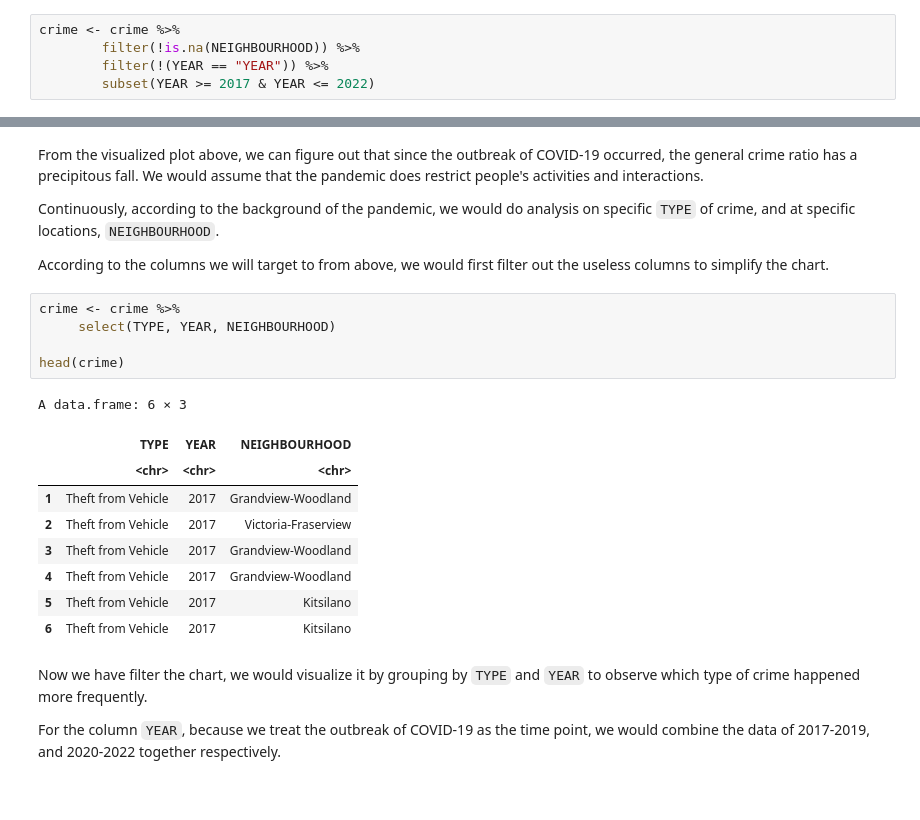
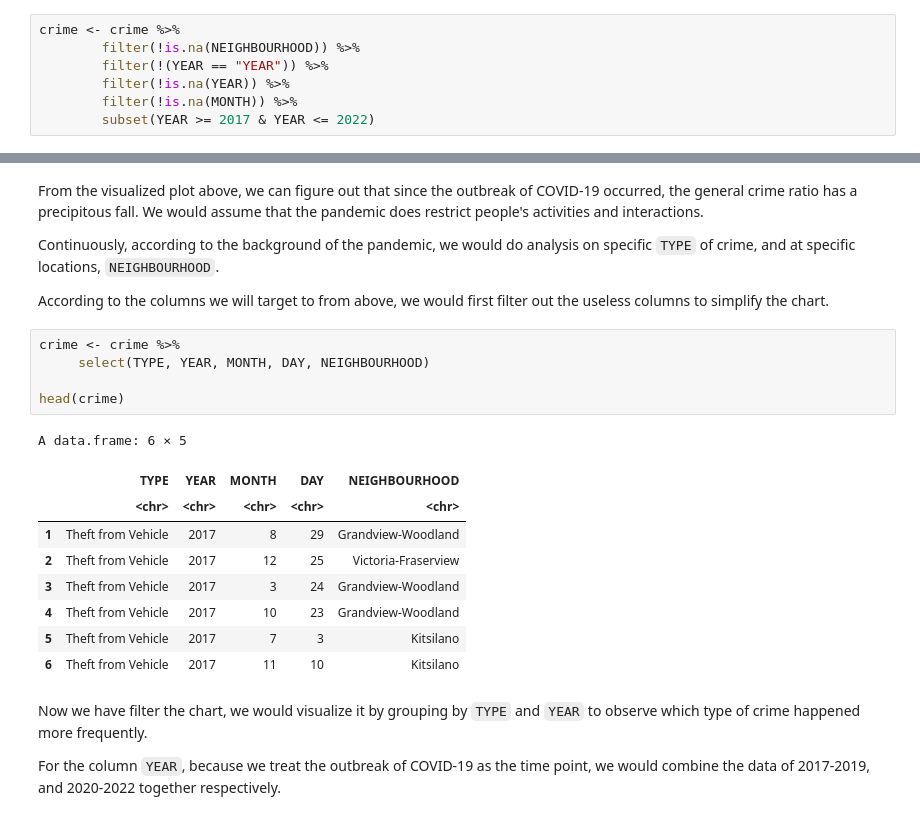
Before and after one commit to Rz02/stat201_2022w2_group_06_project, a Jupyter notebook: crime_rate_comparison.ipynb, the cells around one changed output, grey strips where cells are left out. Saved outputs shown, nothing was run; the diff lists cells and outputs as text.

```diff
--- a/crime_rate_comparison.ipynb
+++ b/crime_rate_comparison.ipynb
@@ -56,6 +56,8 @@ In case we might do comparison between different communities, we would filter ou
 crime <- crime %>%
         filter(!is.na(NEIGHBOURHOOD)) %>%
         filter(!(YEAR == "YEAR")) %>%
+        filter(!is.na(YEAR)) %>%
+        filter(!is.na(MONTH)) %>%
         subset(YEAR >= 2017 & YEAR <= 2022)
 # %% [markdown]
 Firstly, we can simply do a comparison of general crime rates in different years from 2017-2022 to see the general tendency.
@@ -93,19 +95,19 @@ Continuously, according to the background of the pandemic, we would do analysis
 According to the columns we will target to from above, we would first filter out the useless columns to simplify the chart.
 # %%
 crime <- crime %>%
-     select(TYPE, YEAR, NEIGHBOURHOOD)
+     select(TYPE, YEAR, MONTH, DAY, NEIGHBOURHOOD)
 
 head(crime)
 # %% [output]
-A data.frame: 6 × 3
+A data.frame: 6 × 5
-|  | TYPE | YEAR | NEIGHBOURHOOD |
-|  | <chr> | <chr> | <chr> |
-| 1 | Theft from Vehicle | 2017 | Grandview-Woodland |
-| 2 | Theft from Vehicle | 2017 | Victoria-Fraserview |
-| 3 | Theft from Vehicle | 2017 | Grandview-Woodland |
-| 4 | Theft from Vehicle | 2017 | Grandview-Woodland |
-| 5 | Theft from Vehicle | 2017 | Kitsilano |
-| 6 | Theft from Vehicle | 2017 | Kitsilano |
+|  | TYPE | YEAR | MONTH | DAY | NEIGHBOURHOOD |
+|  | <chr> | <chr> | <chr> | <chr> | <chr> |
+| 1 | Theft from Vehicle | 2017 | 8 | 29 | Grandview-Woodland |
+| 2 | Theft from Vehicle | 2017 | 12 | 25 | Victoria-Fraserview |
+| 3 | Theft from Vehicle | 2017 | 3 | 24 | Grandview-Woodland |
+| 4 | Theft from Vehicle | 2017 | 10 | 23 | Grandview-Woodland |
+| 5 | Theft from Vehicle | 2017 | 7 | 3 | Kitsilano |
+| 6 | Theft from Vehicle | 2017 | 11 | 10 | Kitsilano |
 # %% [markdown]
 Now we have filter the chart, we would visualize it by grouping by `TYPE` and `YEAR` to observe which type of crime happened more frequently.
 
```
Also changed, not shown: parts of 20 cells of this notebook.
